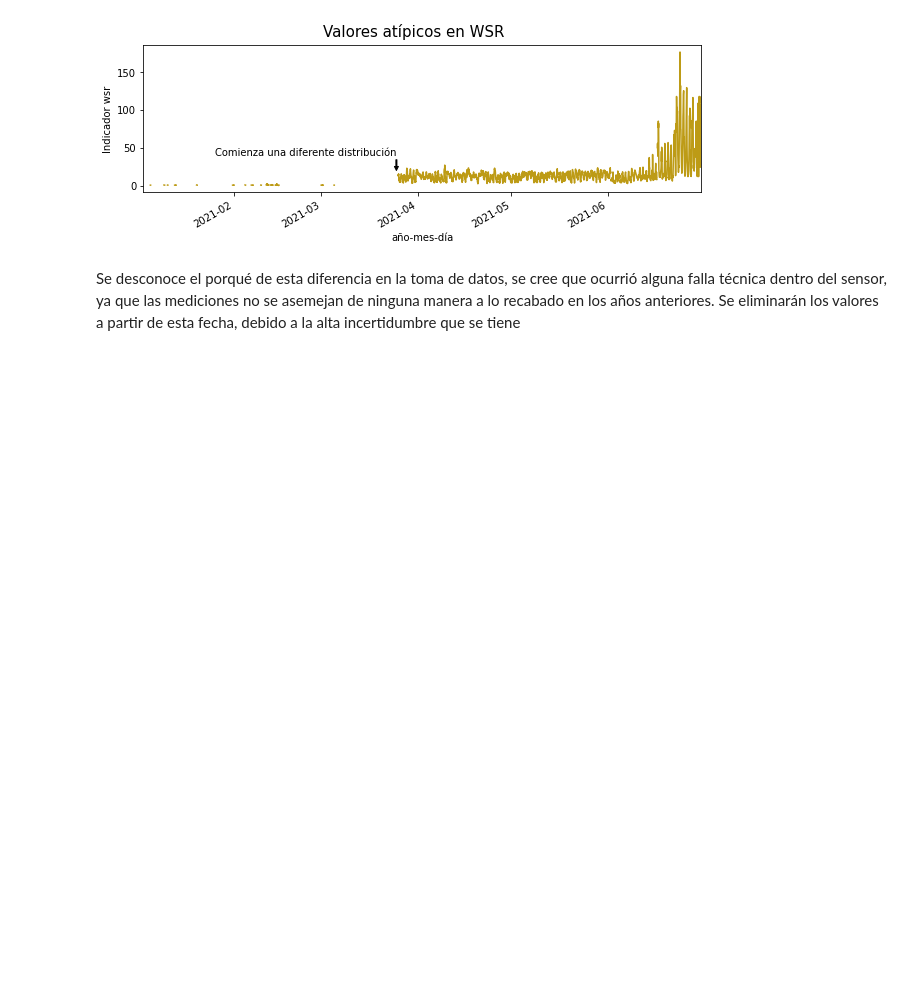
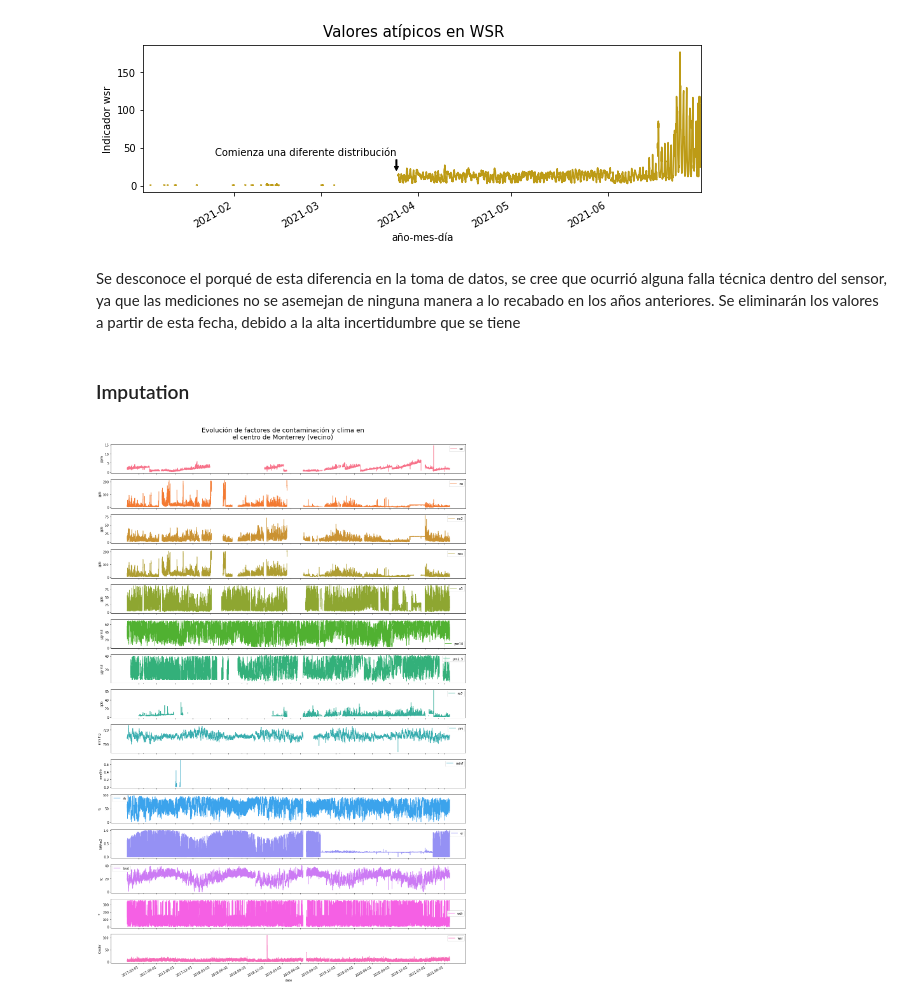
Before and after one commit to kmontocam/MA2003B, a Jupyter notebook: analysis.ipynb, the cells around one changed output. Drawn from its saved outputs; the diff is of its cells as text; code cells hidden in the pictures; blank space fills up the shorter version.

Commit message:
Enhancement: imputation experiments

```diff
--- a/analysis.ipynb
+++ b/analysis.ipynb
@@ -268,7 +269,7 @@ df = (
       df
       .pipe(janitor.transform_column, column_name='rainf',
             function=lambda rainf: rainf.where(
-                  (rainf.index < '2019-9-4') | (rainf.index > '2019-9-6'), np.nan),
+                  (rainf.index < '2019-8-25') | (rainf.index > '2019-9-6'), np.nan),
             elementwise=False)
       .pipe(janitor.transform_column, column_name='wsr',
             function=lambda wsr: wsr.where(wsr.index < '2021-3-23', np.nan),
@@ -294,3 +295,30 @@ limits = pd.Series({
 }) # Maximum value that variables can take according to the Mexican normatives of air quality
 # %%
 df = df.apply(lambda row: row.where(row < limits, np.nan), axis=1)
+# %% [markdown]
+### Imputation
+# %%
+with open('data/centro.pkl', 'rb') as file:
+    centro = pickle.load(file)
+# %%
+palette = sns.husl_palette(n_colors=15)
+
+kwargs = {'subplots': True,
+          'figsize': (20, 30),
+          'sharex': True,
+          'xticks': pd.date_range(df.index.min(), df.index.max(), freq='Q').strftime("%Y-%b").tolist(),
+          'colormap': ListedColormap(palette.as_hex())
+          }
+
+axes = centro.plot(**kwargs)
+
+for ax in axes:
+    factor = ax.get_legend().get_texts()[0]._text
+    ax.set_ylabel(measurement_units[factor])
+
+fig = axes[0].get_figure()  # All Axes contain the 15 subplots as figure
+_ = fig.suptitle(
+    'Evolución de factores de contaminación y clima en\nel centro de Monterrey (vecino)', fontsize=20)
+fig.subplots_adjust(top=0.955)
+# %% [output]
+[figure, added]
```
Also changed, not shown: parts of 5 cells of this notebook.
